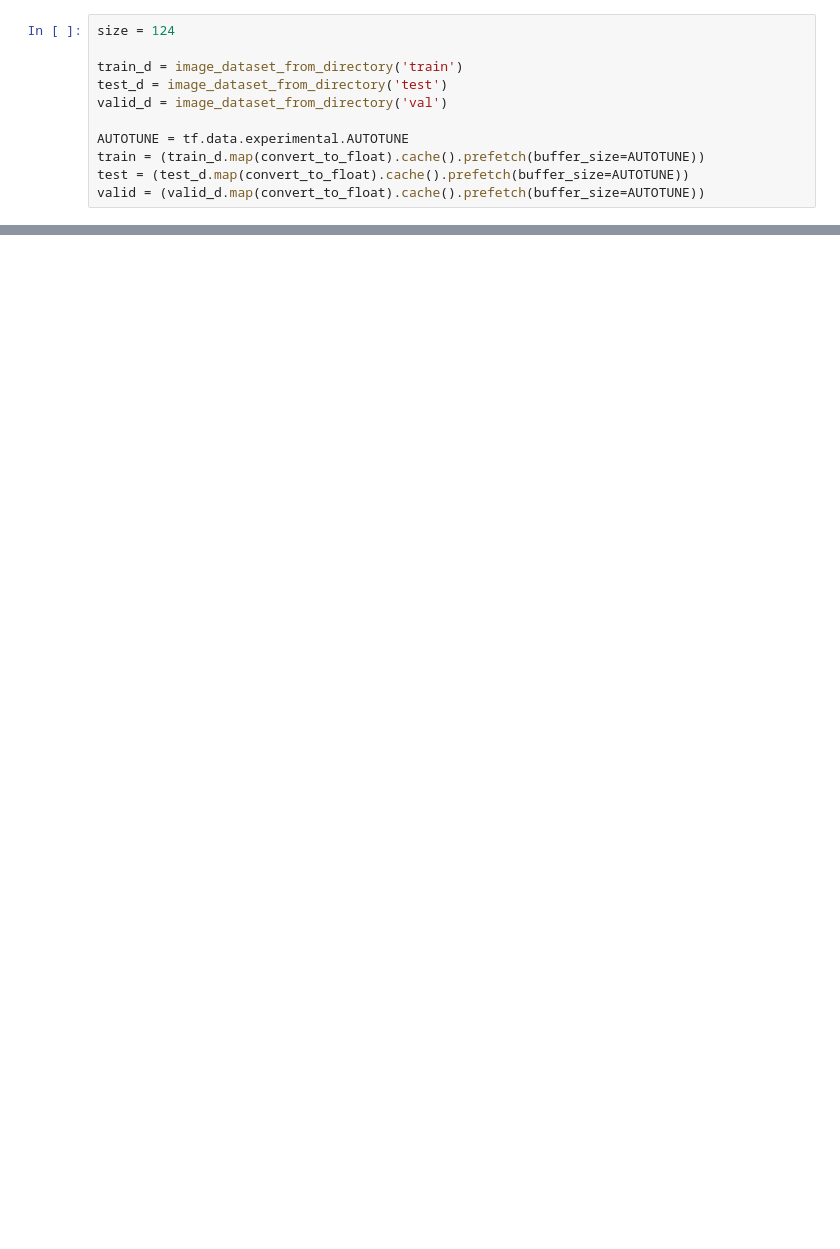
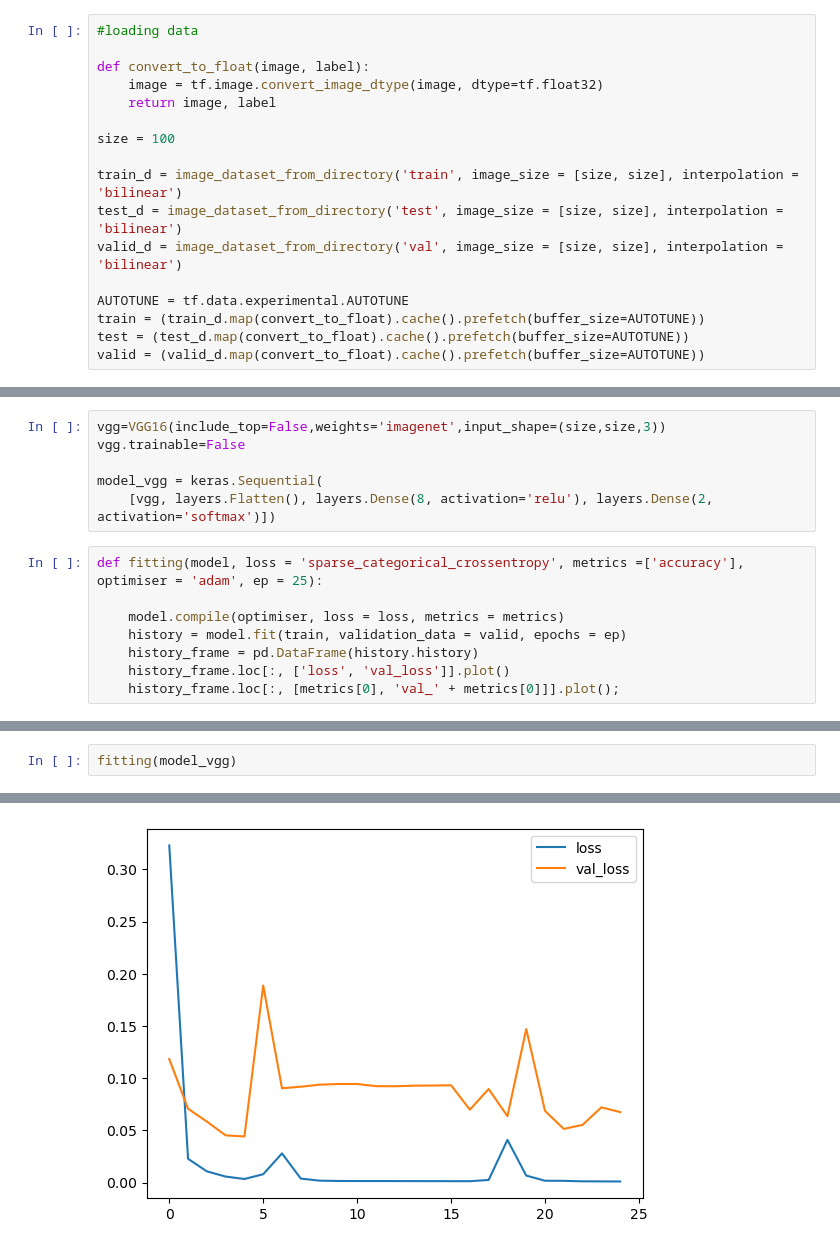
Before and after one commit to mohamzein1009/Fracture-Detection, a Jupyter notebook: Fracture Detection.ipynb, the cells around one changed output, grey strips where cells are left out. Saved outputs shown, nothing was run; the diff lists cells and outputs as text; blank space fills up the shorter version.

```diff
--- a/Fracture Detection.ipynb
+++ b/Fracture Detection.ipynb
@@ -25,9 +20,15 @@ def convert_to_float(image, label):
 # %%
-size = 124
+#loading data
 
-train_d = image_dataset_from_directory('train')
-test_d = image_dataset_from_directory('test')
-valid_d = image_dataset_from_directory('val')
+def convert_to_float(image, label):
+    image = tf.image.convert_image_dtype(image, dtype=tf.float32)
+    return image, label
+
+size = 100
+
+train_d = image_dataset_from_directory('train', image_size = [size, size], interpolation = 'bilinear')
+test_d = image_dataset_from_directory('test', image_size = [size, size], interpolation = 'bilinear')
+valid_d = image_dataset_from_directory('val', image_size = [size, size], interpolation = 'bilinear')
 
 AUTOTUNE = tf.data.experimental.AUTOTUNE
 train = (train_d.map(convert_to_float).cache().prefetch(buffer_size=AUTOTUNE))
@@ -44,0 +119,14 @@ model_one = keras.Sequential([layers.BatchNormalization(renorm=True),
+# %%
+vgg=VGG16(include_top=False,weights='imagenet',input_shape=(size,size,3))
+vgg.trainable=False
+
+model_vgg = keras.Sequential(
+    [vgg, layers.Flatten(), layers.Dense(8, activation='relu'), layers.Dense(2, activation='softmax')])
+# %%
+def fitting(model, loss = 'sparse_categorical_crossentropy', metrics =['accuracy'], optimiser = 'adam', ep = 25):
+
+    model.compile(optimiser, loss = loss, metrics = metrics)
+    history = model.fit(train, validation_data = valid, epochs = ep)
+    history_frame = pd.DataFrame(history.history)
+    history_frame.loc[:, ['loss', 'val_loss']].plot()
+    history_frame.loc[:, [metrics[0], 'val_' + metrics[0]]].plot();
@@ -44,0 +155,3 @@ model_one = keras.Sequential([layers.BatchNormalization(renorm=True),
+# %%
+fitting(model_vgg)
+# %% [output]
@@ -44,0 +175 @@ model_one = keras.Sequential([layers.BatchNormalization(renorm=True),
+[figure, added]
```
Also changed, not shown: parts of 12 cells of this notebook, 12 other files.
